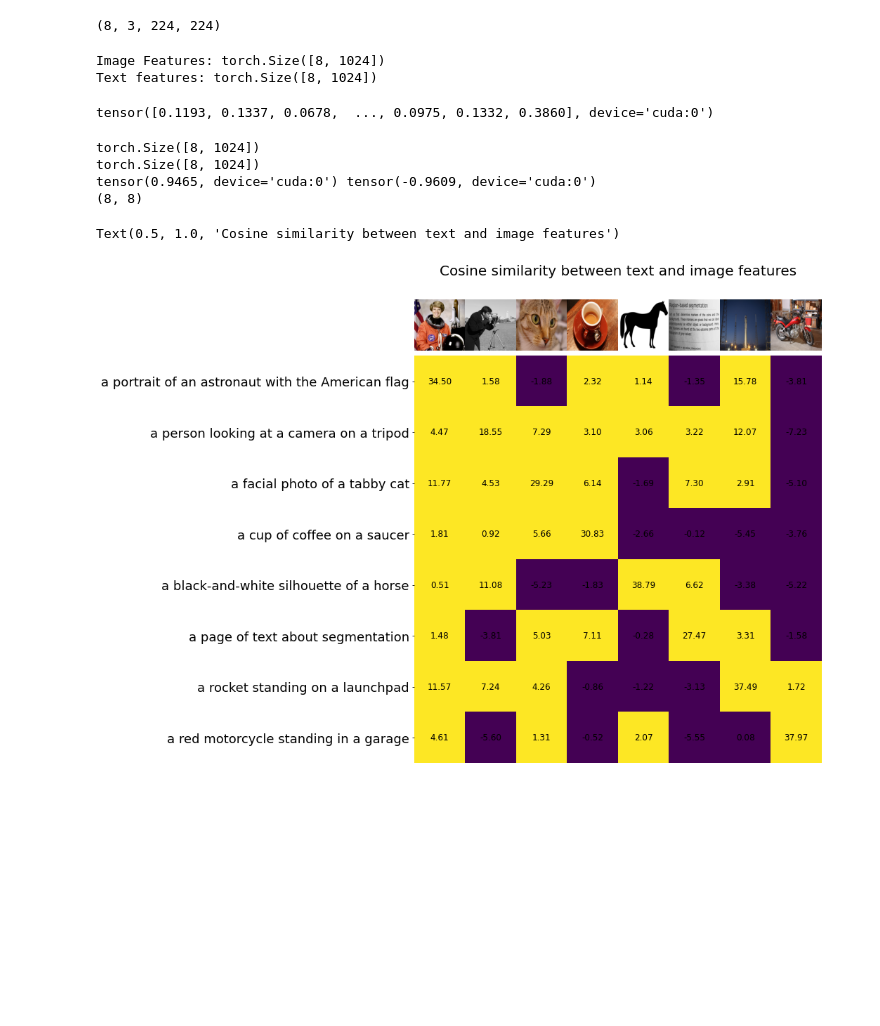
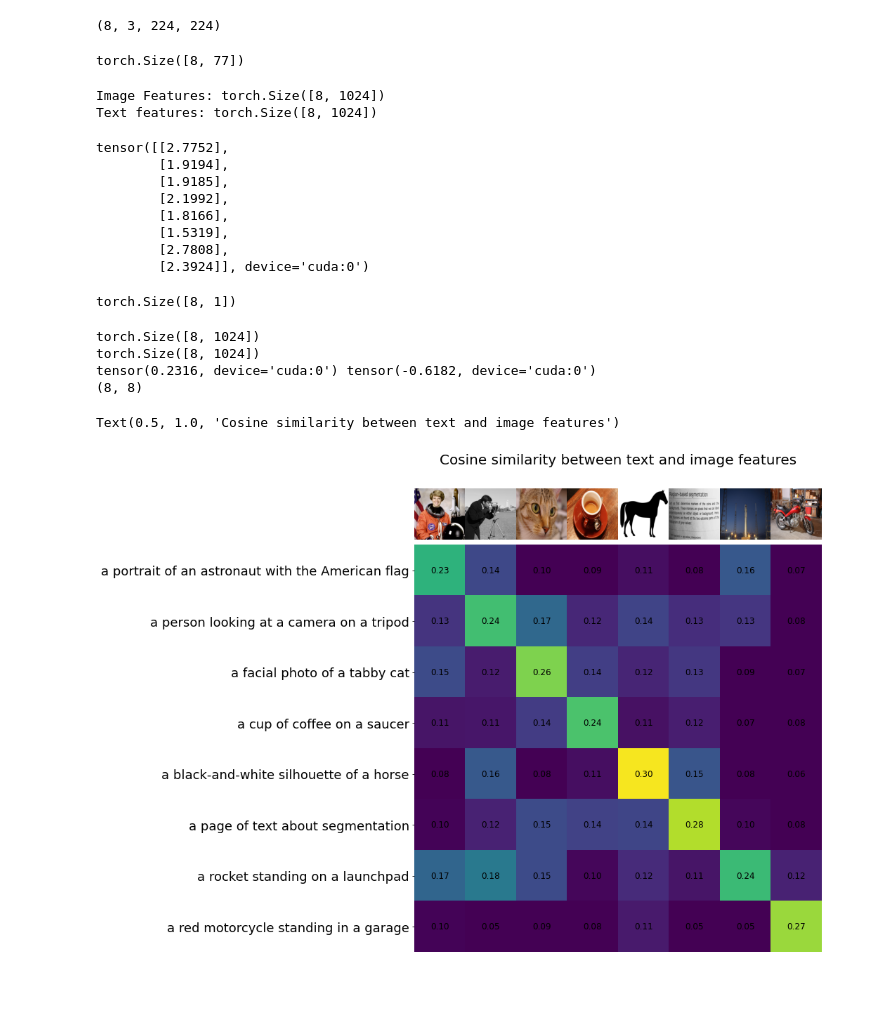
Before and after one commit to saqib1707/Adversarial-Robustness-Analysis, a Jupyter notebook: CLIP/clip/main_CLIP_interaction.ipynb, the cells around one changed output. Drawn from its saved outputs; the diff is of its cells as text; code cells hidden in the pictures; blank space fills up the shorter version.

```diff
--- a/CLIP/clip/main_CLIP_interaction.ipynb
+++ b/CLIP/clip/main_CLIP_interaction.ipynb
@@ -146,10 +139,13 @@ np.stack(processed_imgs).shape
 # %%
 img_input = torch.tensor(np.stack(processed_imgs)).cuda()
 text_tokens = clip.tokenize(["This is " + desc for desc in texts]).cuda()
+print(text_tokens.shape)
 
 with torch.no_grad():
     img_features = model.encode_image(img_input).float()
     text_features = model.encode_text(text_tokens).float()
+# %% [output]
+torch.Size([8, 77])
 # %%
 print("Image Features:", img_features.shape)
 print("Text features:", text_features.shape)
@@ -157,12 +153,24 @@ print("Text features:", text_features.shape)
 Image Features: torch.Size([8, 1024])
 Text features: torch.Size([8, 1024])
 # %%
+img_features.norm(dim=-1, keepdim=True)
 # %% [output]
-tensor([0.1193, 0.1337, 0.0678,  ..., 0.0975, 0.1332, 0.3860], device='cuda:0')
+tensor([[2.7752],
+        [1.9194],
+        [1.9185],
+        [2.1992],
+        [1.8166],
+        [1.5319],
+        [2.7808],
+        [2.3924]], device='cuda:0')
+# %%
+torch.linalg.norm(img_features, dim=1, keepdim=True).shape
+# %% [output]
+torch.Size([8, 1])
 # %%
-img_features = img_features / torch.linalg.norm(img_features, dim=0)
+img_features = img_features / torch.linalg.norm(img_features, dim=1, keepdim=True)
 print(img_features.shape)
-text_features = text_features / torch.linalg.norm(text_features, dim=0)
+text_features = text_features / torch.linalg.norm(text_features, dim=1, keepdim=True)
 print(text_features.shape)
 print(img_features.max(), img_features.min())
 
@@ -171,29 +179,35 @@ print(similarity_mat.shape)
 # %% [output]
 torch.Size([8, 1024])
 torch.Size([8, 1024])
-tensor(0.9465, device='cuda:0') tensor(-0.9609, device='cuda:0')
+tensor(0.2316, device='cuda:0') tensor(-0.6182, device='cuda:0')
 (8, 8)
 # %%
 count = len(descriptions)
 
 plt.figure(figsize=(20, 14))
 plt.imshow(similarity_mat, vmin=0.1, vmax=0.3)
 
 plt.yticks(range(count), texts, fontsize=18)
 plt.xticks([])
+
 for i, image in enumerate(original_imgs):
     plt.imshow(image, extent=(i - 0.5, i + 0.5, -1.6, -0.6), origin="lower")
-for x in range(similarity_mat.shape[1]):
-    for y in range(similarity_mat.shape[0]):
+
+num_imgs = similarity_mat.shape[1]
+num_texts = similarity_mat.shape[0]
+
+# plt.text(0, 1, f"saqib", ha="center", va="center", size=12)
+for x in range(num_imgs):
+    for y in range(num_texts):
         plt.text(x, y, f"{similarity_mat[y, x]:.2f}", ha="center", va="center", size=12)
 
 for side in ["left", "top", "right", "bottom"]:
-  plt.gca().spines[side].set_visible(False)
+    plt.gca().spines[side].set_visible(False)
 
 plt.xlim([-0.5, count - 0.5])
 plt.ylim([count + 0.5, -2])
 
 plt.title("Cosine similarity between text and image features", size=20)
 # %% [output]
 Text(0.5, 1.0, 'Cosine similarity between text and image features')
-[figure, old version]
+[figure, new version]
```
Also changed, not shown: parts of 8 cells of this notebook.
